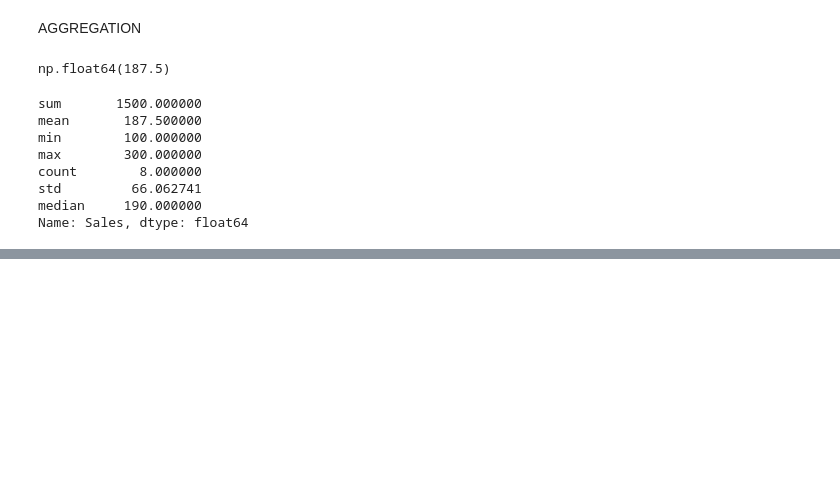
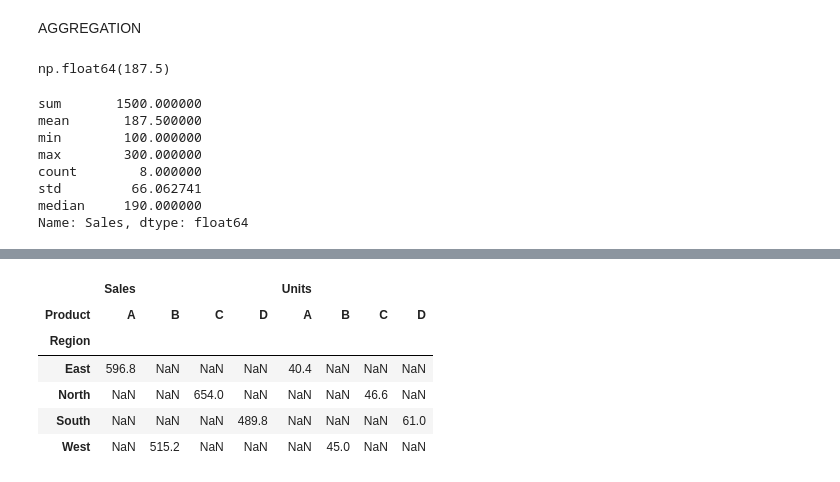
Before and after one commit to rahulmg23/DataAnalyst, a Jupyter notebook: Pandas/Pandas.ipynb, the cells around one changed output, grey strips where cells are left out. Cells and saved outputs as stored; diff of their text form; code cells hidden in the pictures; blank space fills up the shorter version.

```diff
--- a/Pandas/Pandas.ipynb
+++ b/Pandas/Pandas.ipynb
@@ -578,0 +625,14 @@ Name: Sales, dtype: float64
+# %%
+pivot2 = pd.pivot_table(df, values=['Sales', 'Units'], index='Region', columns='Product')
+
+pivot2
+
+##only numeric values can be used in values
+# %% [output]
+|  | Sales |  |  |  | Units |  |  |  |
+| Product | A | B | C | D | A | B | C | D |
+| Region |  |  |  |  |  |  |  |  |
+| East | 596.8 | NaN | NaN | NaN | 40.4 | NaN | NaN | NaN |
+| North | NaN | NaN | 654.0 | NaN | NaN | NaN | 46.6 | NaN |
+| South | NaN | NaN | NaN | 489.8 | NaN | NaN | NaN | 61.0 |
+| West | NaN | 515.2 | NaN | NaN | NaN | 45.0 | NaN | NaN |
```
Also changed, not shown: parts of 26 cells of this notebook, 1 other file.
